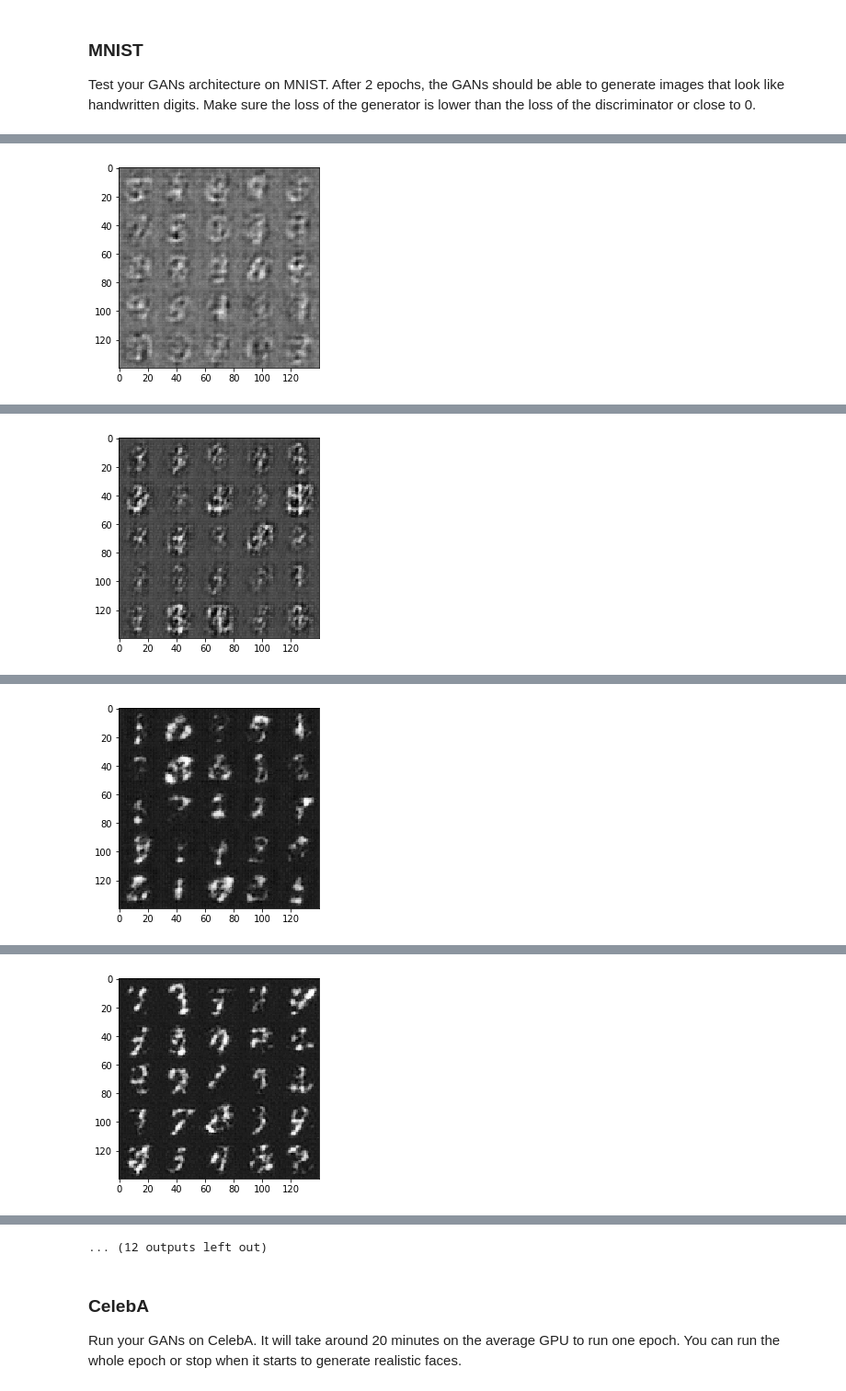
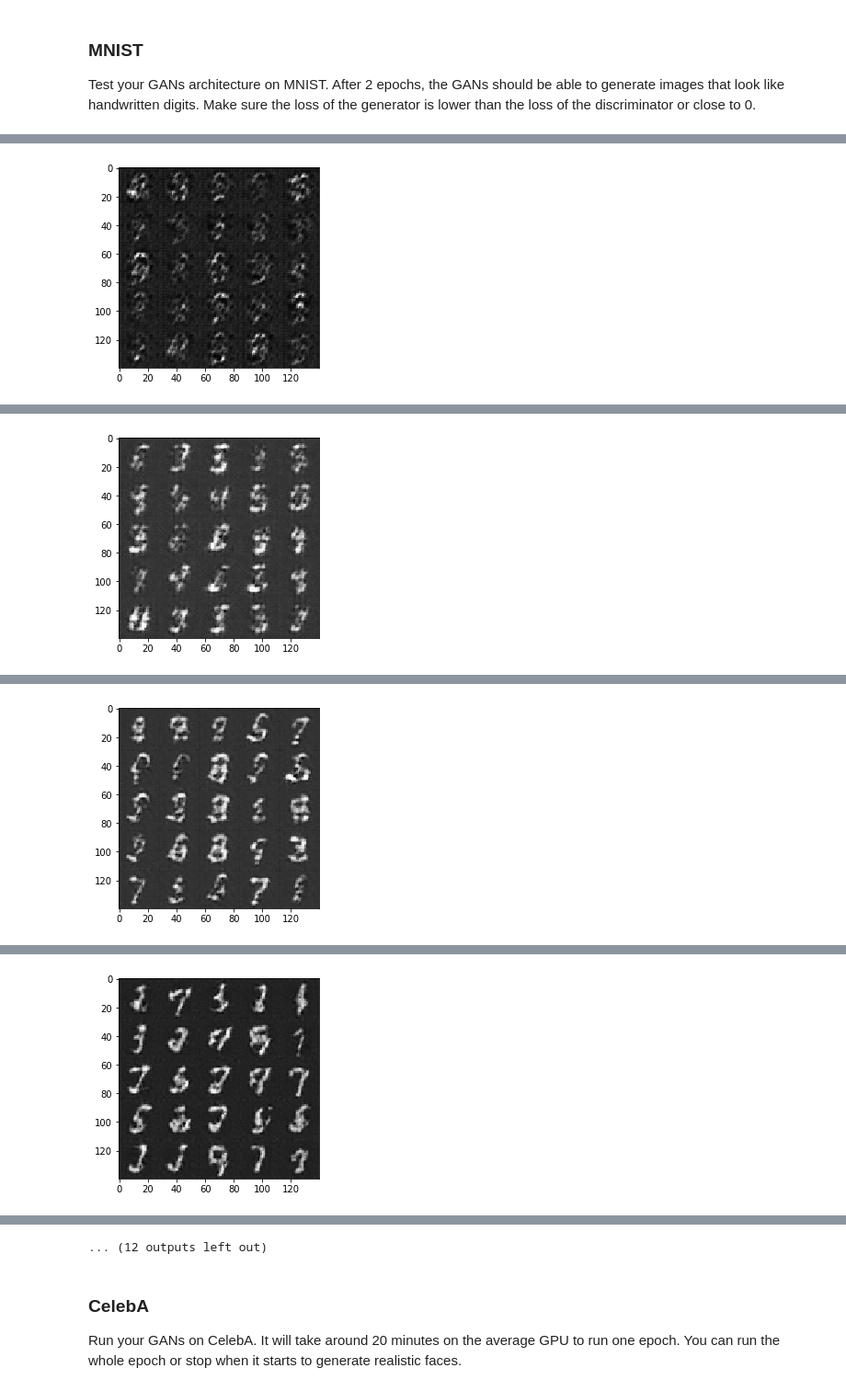
Before and after one commit to BaiqiangGit/Udacity, a Jupyter notebook: Deep-Learning-Nanodegree-Foundation/project-5/dlnd_face_generation.ipynb, the cells around one changed output, grey strips where cells are left out. Shown at 92% size. Saved outputs shown, nothing was run; the diff lists cells and outputs as text; code cells hidden in the pictures.

```diff
--- a/Deep-Learning-Nanodegree-Foundation/project-5/dlnd_face_generation.ipynb
+++ b/Deep-Learning-Nanodegree-Foundation/project-5/dlnd_face_generation.ipynb
@@ -467,7 +467,8 @@ def train(epoch_count, batch_size, z_dim, learning_rate, beta1, get_batches, dat
                 steps += 1
 
                 # Sample random noise for G
-                batch_z = np.random.uniform(-1, 1, size=(batch_size, z_dim))
+                c = 2 # Tip from slack. Give the generator more tries to find good activations
+                batch_z = np.random.uniform(-1, 1, size=(batch_size * c, z_dim))
 
                 # Run optimizers
                 _ = sess.run(
@@ -498,10 +499,10 @@ def train(epoch_count, batch_size, z_dim, learning_rate, beta1, get_batches, dat
 ### MNIST
 Test your GANs architecture on MNIST.  After 2 epochs, the GANs should be able to generate images that look like handwritten digits.  Make sure the loss of the generator is lower than the loss of the discriminator or close to 0.
 # %%
-batch_size = 128
+batch_size = 64
 z_dim = 100
-learning_rate = 0.0005
-beta1 = 0.3
+learning_rate = 0.0002
+beta1 = 0.5
 
 
 """
@@ -529 +529 @@ Step 77... Epoch 1/2... Batch 76/468... D Loss: 1.1469... G Loss: 4.0197
-[figure, old version]
+[figure, new version]
@@ -541 +540 @@ Step 154... Epoch 1/2... Batch 153/468... D Loss: 0.9683... G Loss: 4.7920
-[figure, old version]
+[figure, new version]
@@ -553 +552 @@ Step 231... Epoch 1/2... Batch 230/468... D Loss: 0.0953... G Loss: 2.6540
-[figure, old version]
+[figure, new version]
@@ -565 +563 @@ Step 308... Epoch 1/2... Batch 307/468... D Loss: 0.2189... G Loss: 1.9361
-[figure, old version]
+[figure, new version]
```
Also changed, not shown: parts of 2 cells of this notebook.
